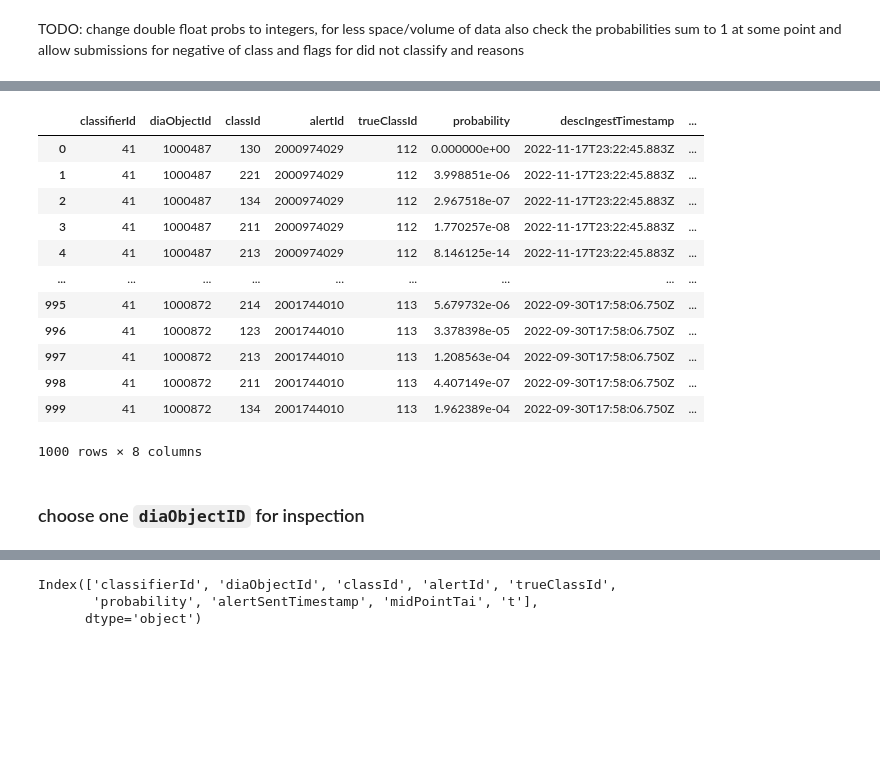
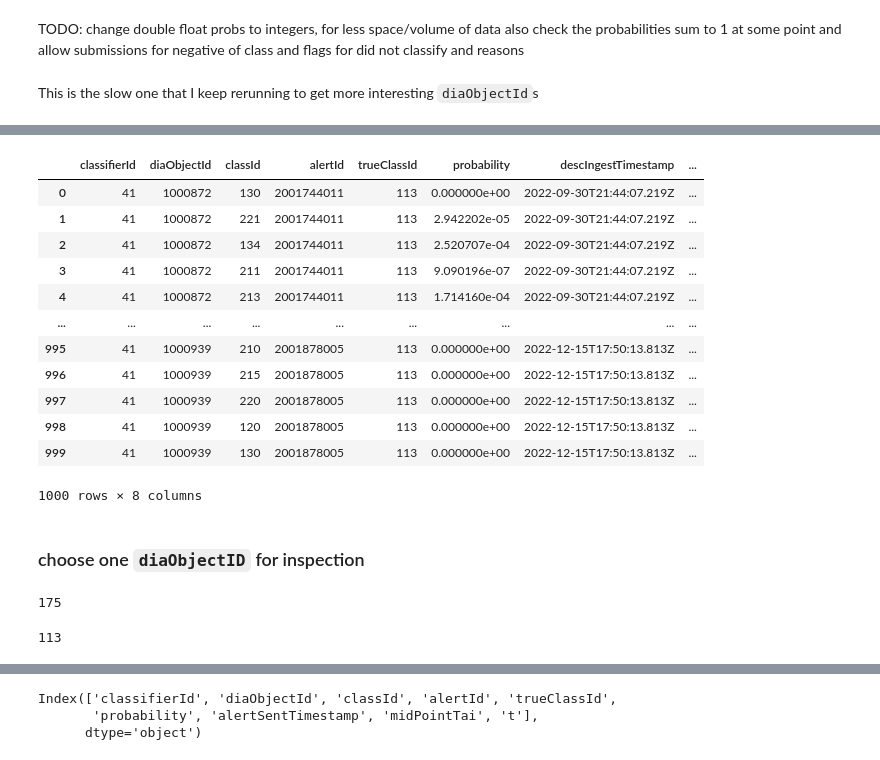
Before and after one commit to josephy02/elasticc_metrics, a Jupyter notebook: query_for_probabilistic_metrics.ipynb, the cells around one changed output, grey strips where cells are left out. Cells and saved outputs as stored; diff of their text form; code cells hidden in the pictures; blank space fills up the shorter version.

```diff
--- a/query_for_probabilistic_metrics.ipynb
+++ b/query_for_probabilistic_metrics.ipynb
@@ -161,6 +164,8 @@ TODO: change double float probs to integers, for less space/volume of data
 also check the probabilities sum to 1 at some point
 and allow submissions for negative of class
 and flags for did not classify and reasons
+# %% [markdown]
+This is the slow one that I keep rerunning to get more interesting `diaObjectId`s
 # %%
 sys.stderr.write( f"Query start at {datetime.datetime.now().isoformat()}...\n" )
 query = ( 'SELECT '
@@ -168,7 +173,7 @@ query = ( 'SELECT '
           'FROM elasticc_view_sourceclassifications '
           'WHERE "classifierId"=41 '#' AND "classId"=111 AND "trueClassId"=111 '
           'ORDER BY "diaObjectId","descIngestTimestamp" '
-          'OFFSET 1000 LIMIT 1000' )
+          'OFFSET 2000 LIMIT 1000' )
 rows = run_query( query )
 sys.stderr.write( f"Query done at {datetime.datetime.now().isoformat()}\n" )
 data = pandas.DataFrame( rows )
@@ -179,15 +184,13 @@ Query done at 2023-01-07T13:50:22.748778
 |  | classifierId | diaObjectId | classId | alertId | trueClassId | probability | descIngestTimestamp | ... |
-| 0 | 41 | 1000487 | 130 | 2000974029 | 112 | 0.000000e+00 | 2022-11-17T23:22:45.883Z | ... |
-| 1 | 41 | 1000487 | 221 | 2000974029 | 112 | 3.998851e-06 | 2022-11-17T23:22:45.883Z | ... |
-| 2 | 41 | 1000487 | 134 | 2000974029 | 112 | 2.967518e-07 | 2022-11-17T23:22:45.883Z | ... |
-| 3 | 41 | 1000487 | 211 | 2000974029 | 112 | 1.770257e-08 | 2022-11-17T23:22:45.883Z | ... |
-| 4 | 41 | 1000487 | 213 | 2000974029 | 112 | 8.146125e-14 | 2022-11-17T23:22:45.883Z | ... |
+| 0 | 41 | 1000872 | 130 | 2001744011 | 113 | 0.000000e+00 | 2022-09-30T21:44:07.219Z | ... |
+| 1 | 41 | 1000872 | 221 | 2001744011 | 113 | 2.942202e-05 | 2022-09-30T21:44:07.219Z | ... |
+| 2 | 41 | 1000872 | 134 | 2001744011 | 113 | 2.520707e-04 | 2022-09-30T21:44:07.219Z | ... |
+| 3 | 41 | 1000872 | 211 | 2001744011 | 113 | 9.090196e-07 | 2022-09-30T21:44:07.219Z | ... |
+| 4 | 41 | 1000872 | 213 | 2001744011 | 113 | 1.714160e-04 | 2022-09-30T21:44:07.219Z | ... |
 | ... | ... | ... | ... | ... | ... | ... | ... | ... |
-| 995 | 41 | 1000872 | 214 | 2001744010 | 113 | 5.679732e-06 | 2022-09-30T17:58:06.750Z | ... |
-| 996 | 41 | 1000872 | 123 | 2001744010 | 113 | 3.378398e-05 | 2022-09-30T17:58:06.750Z | ... |
-| 997 | 41 | 1000872 | 213 | 2001744010 | 113 | 1.208563e-04 | 2022-09-30T17:58:06.750Z | ... |
-| 998 | 41 | 1000872 | 211 | 2001744010 | 113 | 4.407149e-07 | 2022-09-30T17:58:06.750Z | ... |
-| 999 | 41 | 1000872 | 134 | 2001744010 | 113 | 1.962389e-04 | 2022-09-30T17:58:06.750Z | ... |
+| 995 | 41 | 1000939 | 210 | 2001878005 | 113 | 0.000000e+00 | 2022-12-15T17:50:13.813Z | ... |
+| 996 | 41 | 1000939 | 215 | 2001878005 | 113 | 0.000000e+00 | 2022-12-15T17:50:13.813Z | ... |
+| 997 | 41 | 1000939 | 220 | 2001878005 | 113 | 0.000000e+00 | 2022-12-15T17:50:13.813Z | ... |
+| 998 | 41 | 1000939 | 120 | 2001878005 | 113 | 0.000000e+00 | 2022-12-15T17:50:13.813Z | ... |
+| 999 | 41 | 1000939 | 130 | 2001878005 | 113 | 0.000000e+00 | 2022-12-15T17:50:13.813Z | ... |
 1000 rows × 8 columns
-# %% [markdown]
-### choose one `diaObjectID` for inspection
@@ -200,8 +197,19 @@ chosen = by_richness[3]
+# %% [markdown]
+### choose one `diaObjectID` for inspection
+# %%
+returned = np.unique(data['diaObjectId'], return_counts=True)
+by_richness = returned[0][np.argsort(returned[1])]
+chosen = by_richness[-3]
+len(data[data['diaObjectId'] == chosen])
+# %% [output]
+175
 # %%
 # chosen = richest#np.unique(data['diaObjectId'], return_counts=True)[0][4]#1006052#1003722
 one_obj_data = data[ data['diaObjectId'] == chosen]#1025381 ]
-one_obj_true = one_obj_data['trueClassId'][0]
-# one_obj_data
+one_obj_true = one_obj_data['trueClassId'].unique()[0]
+one_obj_true
+# %% [output]
+113
 # %%
 # All these joins suggest we need a new view.
 sys.stderr.write( f"Query start at {datetime.datetime.now().isoformat()}...\n" )
```
Also changed, not shown: parts of 21 cells of this notebook.
